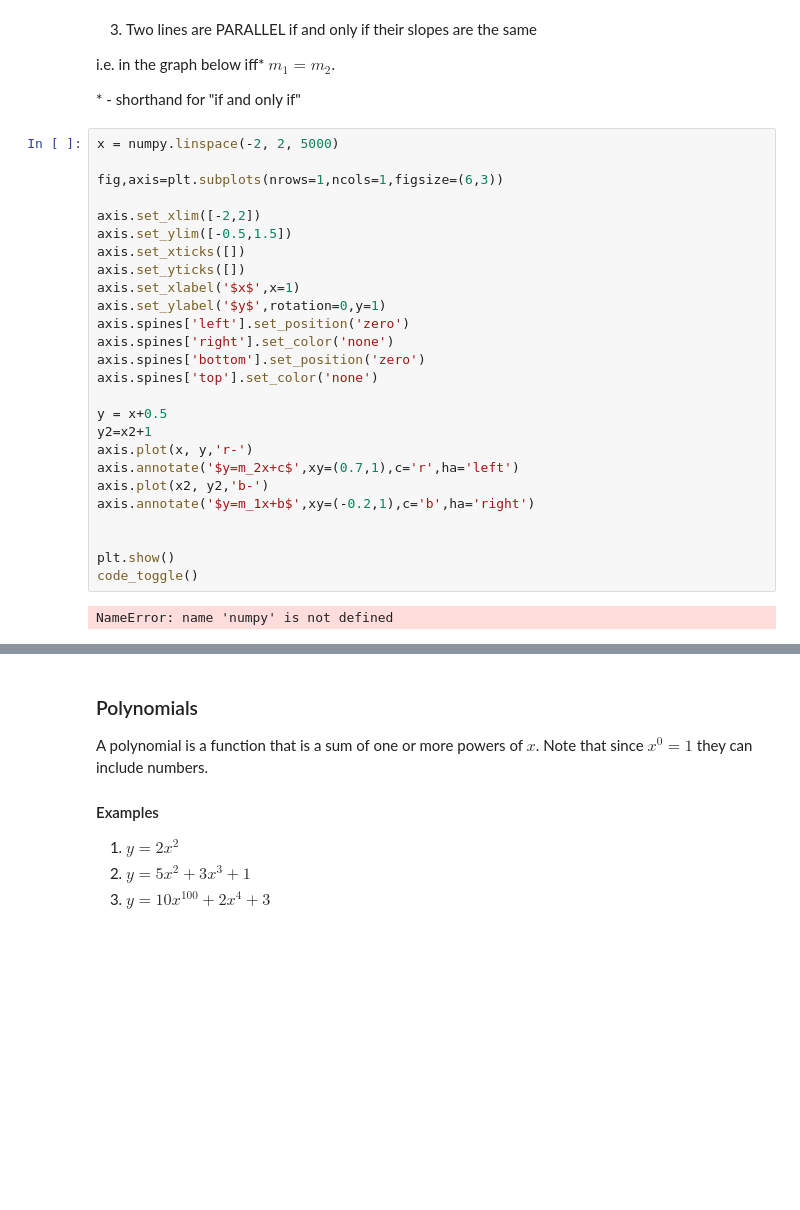
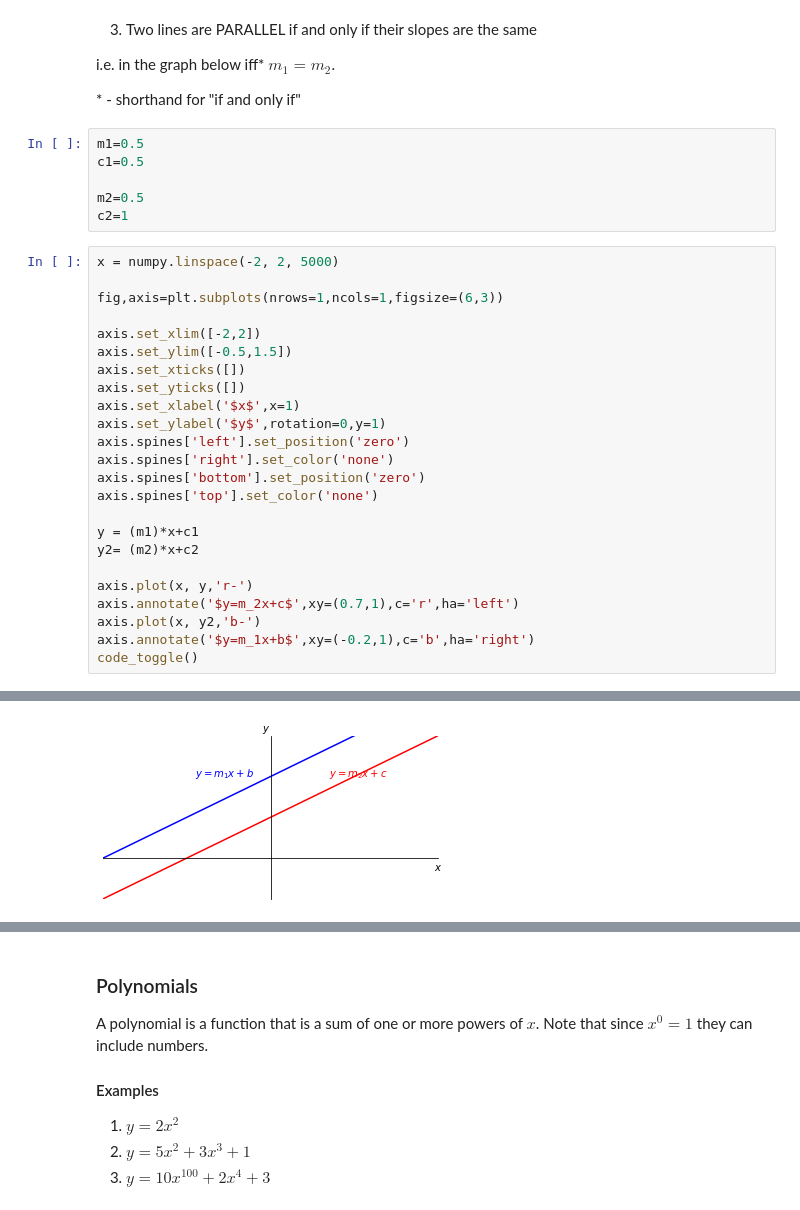
Before and after one commit to philipwfowler/quantitative_biochemistry, a Jupyter notebook: quantitative_biochemistry/Lecture-01-Introduction.ipynb, the cells around one changed output, grey strips where cells are left out. Saved outputs shown, nothing was run; the diff lists cells and outputs as text; blank space fills up the shorter version.

```diff
--- a/quantitative_biochemistry/Lecture 01 - Introduction.ipynb
+++ b/quantitative_biochemistry/Lecture-01-Introduction.ipynb
@@ -332,6 +332,12 @@ code_toggle()
 i.e. in the graph below iff* $m_1 = m_2$.
 
 \* - shorthand for "if and only if"
+# %%
+m1=0.5
+c1=0.5
+
+m2=0.5
+c2=1
 # %%
 x = numpy.linspace(-2, 2, 5000)
 
@@ -348,15 +354,12 @@ axis.spines['right'].set_color('none')
 axis.spines['bottom'].set_position('zero')
 axis.spines['top'].set_color('none')
 
-y = x+0.5
-y2=x2+1
+y = (m1)*x+c1
+y2= (m2)*x+c2
+
 axis.plot(x, y,'r-')
 axis.annotate('$y=m_2x+c$',xy=(0.7,1),c='r',ha='left')
-axis.plot(x2, y2,'b-')
+axis.plot(x, y2,'b-')
 axis.annotate('$y=m_1x+b$',xy=(-0.2,1),c='b',ha='right')
-
-
-plt.show()
 code_toggle()
 # %% [output]
-NameError: name 'numpy' is not defined
@@ -362,0 +367 @@ NameError: name 'numpy' is not defined
+[figure, added]
```
Also changed, not shown: parts of 7 cells of this notebook, 6 other files.
